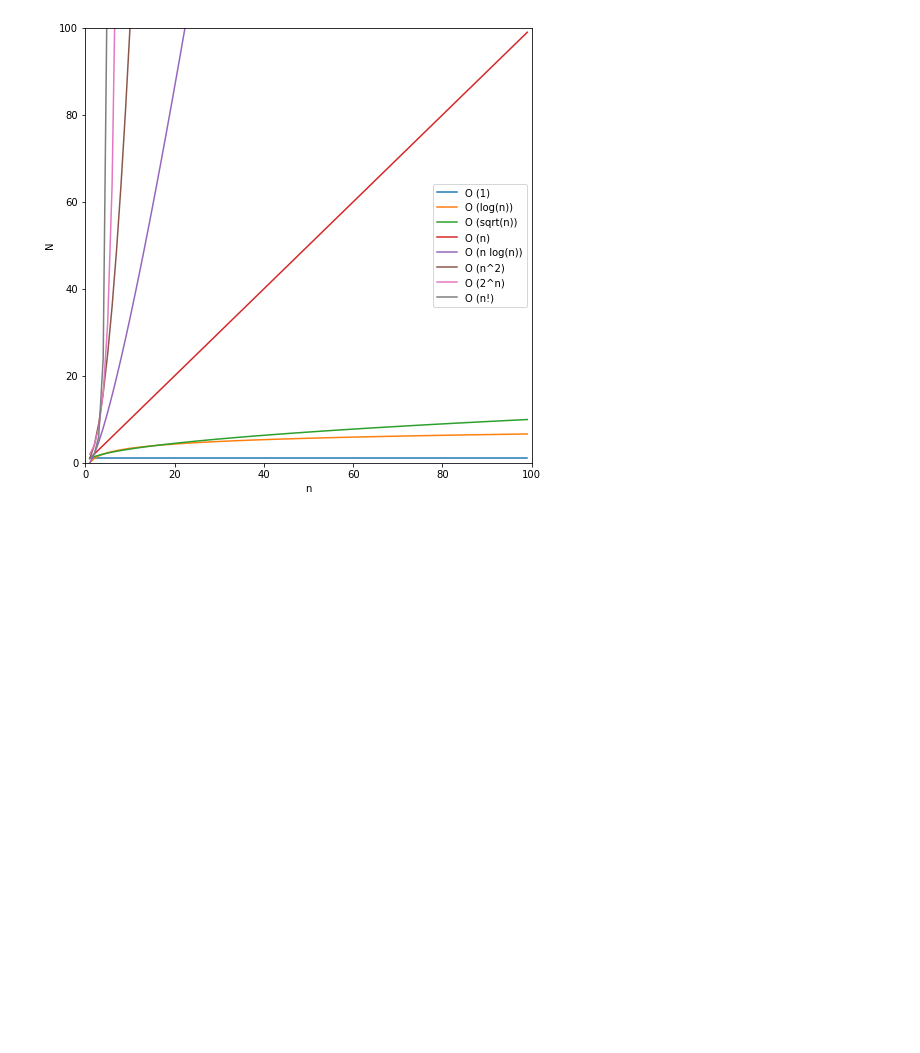
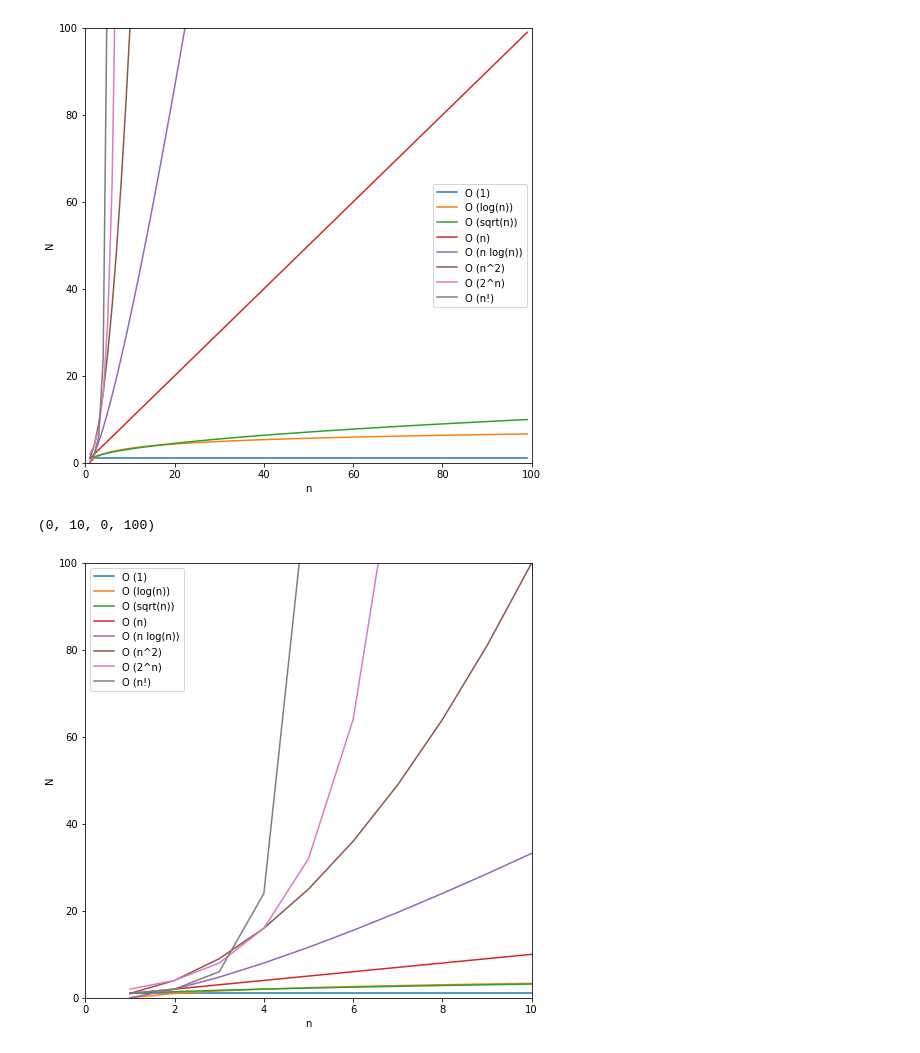
Before and after one commit to pmgasper/python_algorithms, a Jupyter notebook: ch2_03_bioO_graph.ipynb, the cells around one changed output. Drawn from its saved outputs; the diff is of its cells as text; code cells hidden in the pictures; blank space fills up the shorter version.

```diff
--- a/ch2_03_bioO_graph.ipynb
+++ b/ch2_03_bioO_graph.ipynb
@@ -34,3 +34,22 @@ plt.axis((0, 100, 0 , 100))
 # %% [output]
 (0, 100, 0, 100)
 [figure]
+# %%
+plt.figure(figsize=(8, 8))
+plt.plot(n_list, o_one, label='O (1)')
+plt.plot(n_list, o_log_n, label='O (log(n))')
+plt.plot(n_list, o_sqrt_n, label='O (sqrt(n))')
+plt.plot(n_list, o_n, label='O (n)')
+plt.plot(n_list, o_n_log_n, label='O (n log(n))')
+plt.plot(n_list, o_n_sqrd, label='O (n^2)')
+plt.plot(n_list, o_2_n, label='O (2^n)')
+plt.plot(n_list, o_n_fac, label='O (n!)')
+
+
+plt.legend()
+plt.xlabel('n')
+plt.ylabel('N')
+plt.axis((0, 10, 0 , 100))
+# %% [output]
+(0, 10, 0, 100)
+[figure, added]
```
Also changed, not shown: 3 other files.
